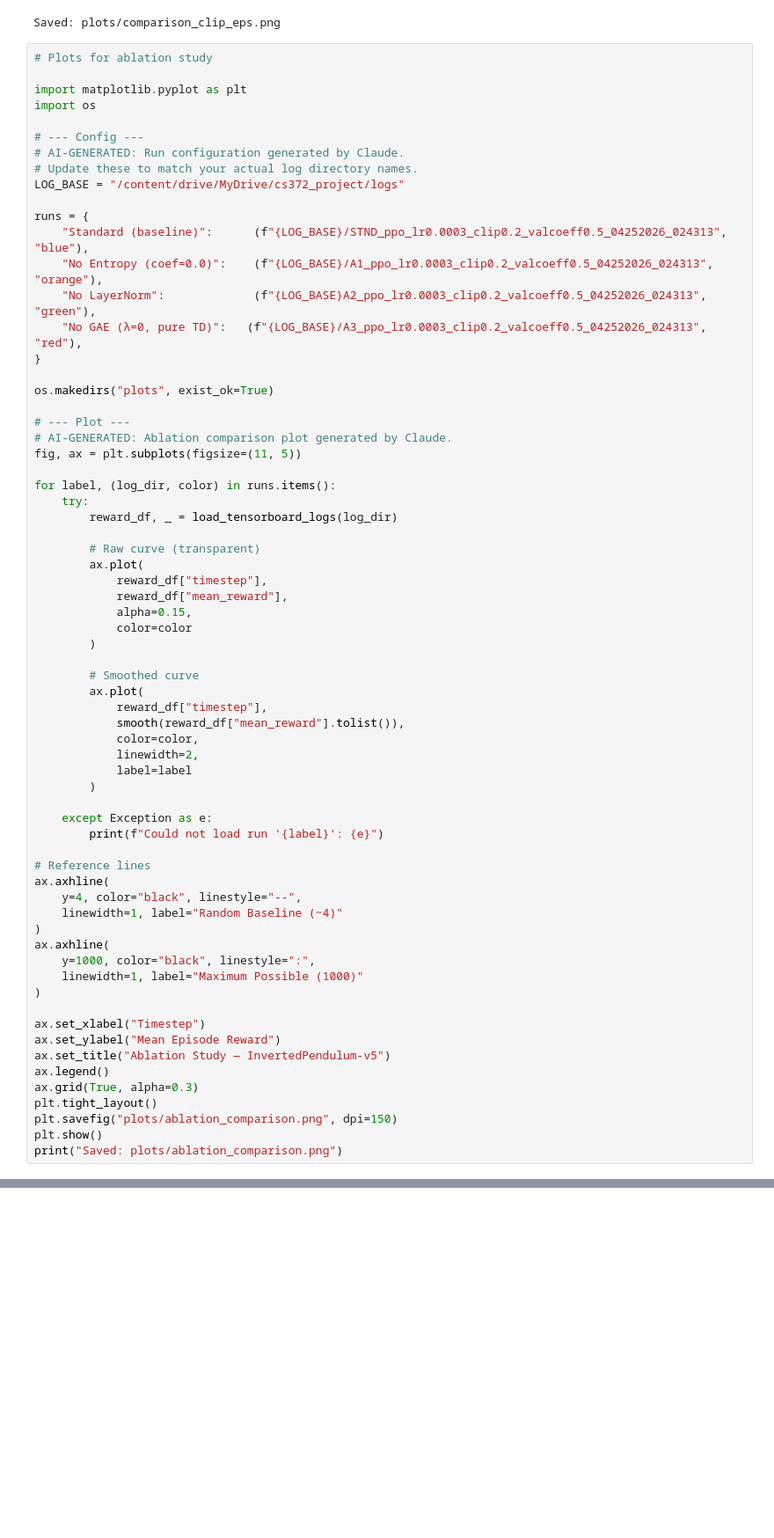
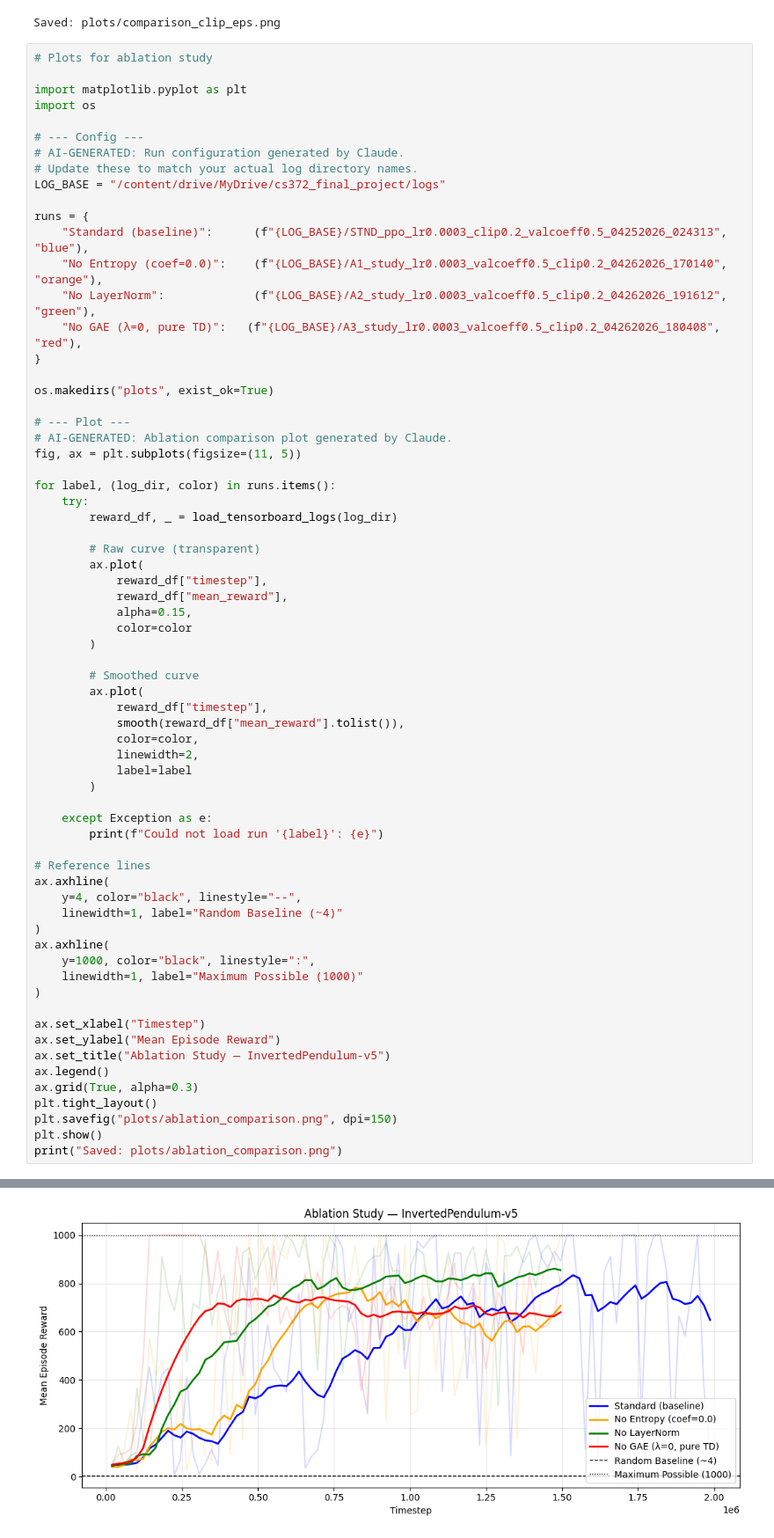
Before and after one commit to victoriaf55/cs372-final, a Jupyter notebook: notebooks/plots.ipynb, the cells around one changed output, grey strips where cells are left out. Shown at 88% size. Saved outputs shown, nothing was run; the diff lists cells and outputs as text; blank space fills up the shorter version.

Commit message:
adding back layernorm

```diff
--- a/notebooks/plots.ipynb
+++ b/notebooks/plots.ipynb
@@ -236,13 +237,13 @@ import os
 # --- Config ---
 # AI-GENERATED: Run configuration generated by Claude.
 # Update these to match your actual log directory names.
-LOG_BASE = "/content/drive/MyDrive/cs372_project/logs"
+LOG_BASE = "/content/drive/MyDrive/cs372_final_project/logs"
 
 runs = {
     "Standard (baseline)":      (f"{LOG_BASE}/STND_ppo_lr0.0003_clip0.2_valcoeff0.5_04252026_024313", "blue"),
-    "No Entropy (coef=0.0)":    (f"{LOG_BASE}/A1_ppo_lr0.0003_clip0.2_valcoeff0.5_04252026_024313", "orange"),
-    "No LayerNorm":             (f"{LOG_BASE}A2_ppo_lr0.0003_clip0.2_valcoeff0.5_04252026_024313", "green"),
-    "No GAE (λ=0, pure TD)":   (f"{LOG_BASE}/A3_ppo_lr0.0003_clip0.2_valcoeff0.5_04252026_024313", "red"),
+    "No Entropy (coef=0.0)":    (f"{LOG_BASE}/A1_study_lr0.0003_valcoeff0.5_clip0.2_04262026_170140", "orange"),
+    "No LayerNorm":             (f"{LOG_BASE}/A2_study_lr0.0003_valcoeff0.5_clip0.2_04262026_191612", "green"),
+    "No GAE (λ=0, pure TD)":   (f"{LOG_BASE}/A3_study_lr0.0003_valcoeff0.5_clip0.2_04262026_180408", "red"),
 }
 
 os.makedirs("plots", exist_ok=True)
@@ -294,3 +295,4 @@ plt.tight_layout()
 plt.savefig("plots/ablation_comparison.png", dpi=150)
 plt.show()
 print("Saved: plots/ablation_comparison.png")
+# %% [output]
@@ -296,0 +303 @@ print("Saved: plots/ablation_comparison.png")
+[figure, added]
```
Also changed, not shown: parts of 2 cells of this notebook, 2 other files.
